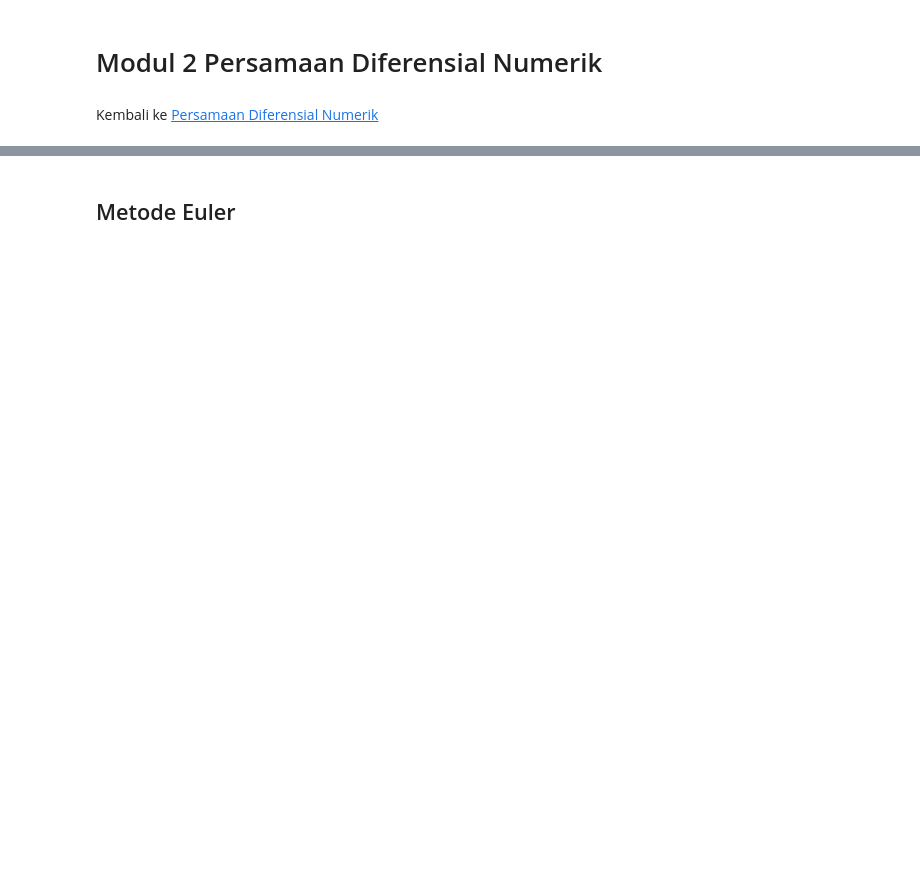
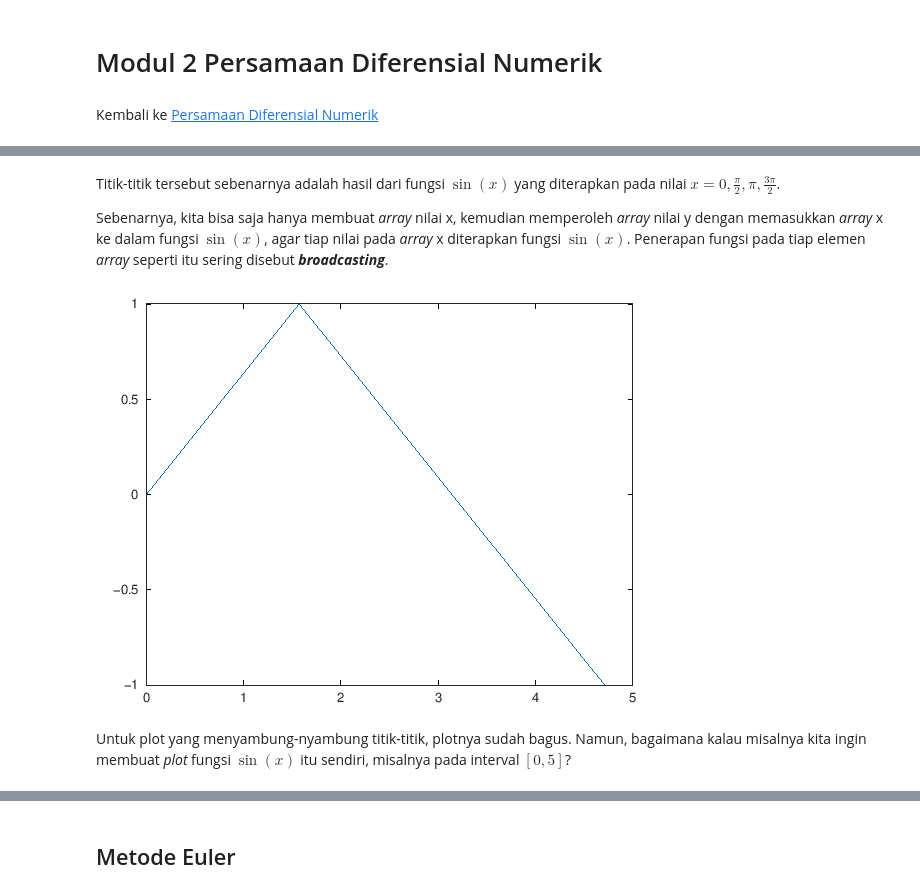
Before and after one commit to aslab-math-ui/modul-prak, a Jupyter notebook: semuahalaman/modulprak/2024/genap/pdnum/modul2.ipynb, the cells around one changed output, grey strips where cells are left out. Drawn from its saved outputs; the diff is of its cells as text; code cells hidden in the pictures; blank space fills up the shorter version.

```diff
--- a/semuahalaman/modulprak/2024/genap/pdnum/modul2.ipynb
+++ b/semuahalaman/modulprak/2024/genap/pdnum/modul2.ipynb
@@ -4,0 +55,12 @@ Kembali ke [Persamaan Diferensial Numerik](./pdnum2024genap.qmd)
+# %% [markdown]
+Titik-titik tersebut sebenarnya adalah hasil dari fungsi $\sin(x)$ yang diterapkan pada nilai $x=0, \frac{\pi}{2}, \pi, \frac{3\pi}{2}$.
+
+Sebenarnya, kita bisa saja hanya membuat *array* nilai x, kemudian memperoleh *array* nilai y dengan memasukkan *array* x ke dalam fungsi $\sin(x)$, agar tiap nilai pada *array* x diterapkan fungsi $\sin(x)$. Penerapan fungsi pada tiap elemen *array* seperti itu sering disebut ***broadcasting***.
+# %%
+x = [0, pi/2, pi, 3*pi/2];
+y = sin(x);
+plot(x,y)
+# %% [output]
+[figure, added]
+# %% [markdown]
+Untuk plot yang menyambung-nyambung titik-titik, plotnya sudah bagus. Namun, bagaimana kalau misalnya kita ingin membuat *plot* fungsi $\sin(x)$ itu sendiri, misalnya pada interval $[0,5]$?
```
Also changed, not shown: parts of 42 cells of this notebook.
